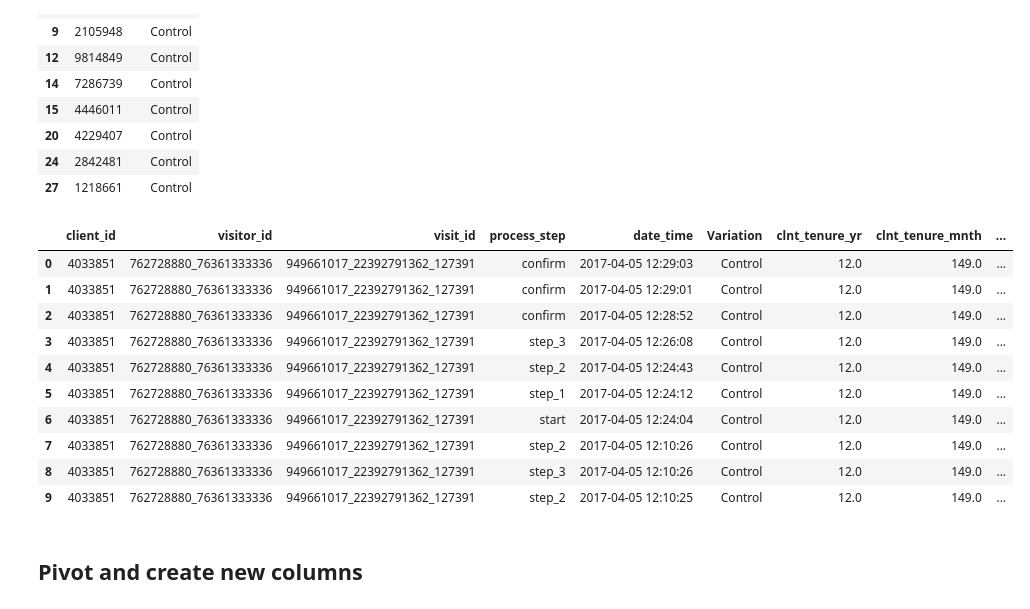
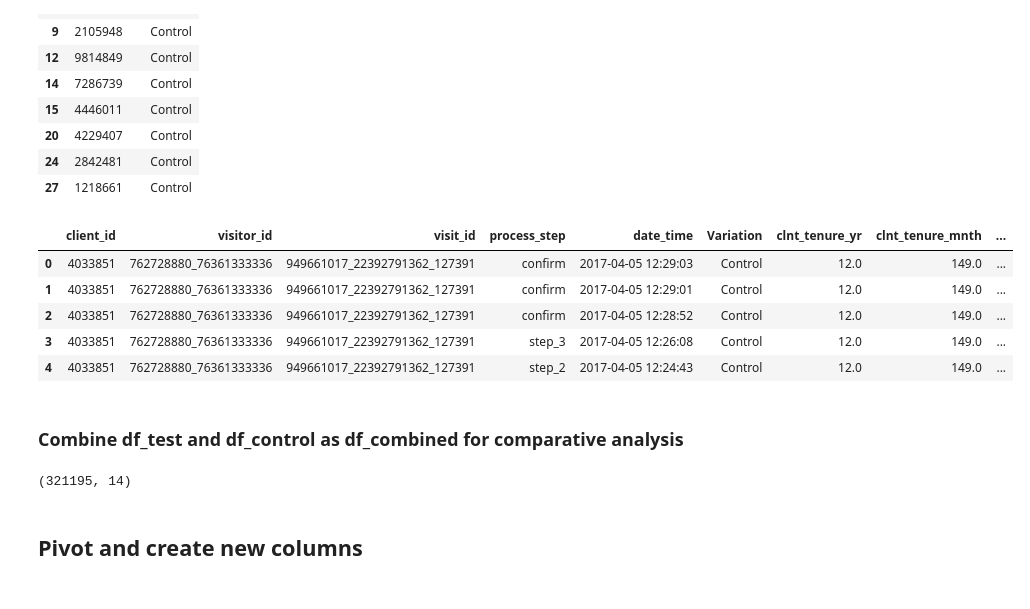
Before and after one commit to DaniCoco31/project_2, a Jupyter notebook: notebooks/organize_Reetu.ipynb, the cells around one changed output. Cells and saved outputs as stored; diff of their text form; code cells hidden in the pictures.

```diff
--- a/notebooks/organize_Reetu.ipynb
+++ b/notebooks/organize_Reetu.ipynb
@@ -161,21 +152,23 @@ df_experiment_clients_Control.head(10)
 # %%
 df_experiment_clients_Control = df_experiment_clients[df_experiment_clients['Variation'] == 'Control']
 final_df_Control = pd.merge(df_experiment_clients_Control, df_clients_profile, on='client_id', how='inner')
 final_df_Control = pd.merge(df_web_data, final_df_Control, on='client_id', how='inner')
 df_control = final_df_Control
 
 #change the data type to datetime
 df_control['date_time'] = pd.to_datetime(df_control['date_time'])
-df_control.head(10)
+df_control.head(5)
 # %% [output]
 |  | client_id | visitor_id | visit_id | process_step | date_time | Variation | clnt_tenure_yr | clnt_tenure_mnth | ... |
 | 0 | 4033851 | 762728880_76361333336 | 949661017_22392791362_127391 | confirm | 2017-04-05 12:29:03 | Control | 12.0 | 149.0 | ... |
 | 1 | 4033851 | 762728880_76361333336 | 949661017_22392791362_127391 | confirm | 2017-04-05 12:29:01 | Control | 12.0 | 149.0 | ... |
 | 2 | 4033851 | 762728880_76361333336 | 949661017_22392791362_127391 | confirm | 2017-04-05 12:28:52 | Control | 12.0 | 149.0 | ... |
 | 3 | 4033851 | 762728880_76361333336 | 949661017_22392791362_127391 | step_3 | 2017-04-05 12:26:08 | Control | 12.0 | 149.0 | ... |
 | 4 | 4033851 | 762728880_76361333336 | 949661017_22392791362_127391 | step_2 | 2017-04-05 12:24:43 | Control | 12.0 | 149.0 | ... |
-| 5 | 4033851 | 762728880_76361333336 | 949661017_22392791362_127391 | step_1 | 2017-04-05 12:24:12 | Control | 12.0 | 149.0 | ... |
-| 6 | 4033851 | 762728880_76361333336 | 949661017_22392791362_127391 | start | 2017-04-05 12:24:04 | Control | 12.0 | 149.0 | ... |
-| 7 | 4033851 | 762728880_76361333336 | 949661017_22392791362_127391 | step_2 | 2017-04-05 12:10:26 | Control | 12.0 | 149.0 | ... |
-| 8 | 4033851 | 762728880_76361333336 | 949661017_22392791362_127391 | step_3 | 2017-04-05 12:10:26 | Control | 12.0 | 149.0 | ... |
-| 9 | 4033851 | 762728880_76361333336 | 949661017_22392791362_127391 | step_2 | 2017-04-05 12:10:25 | Control | 12.0 | 149.0 | ... |
+# %% [markdown]
+### Combine df_test and df_control as df_combined for comparative analysis
+# %%
+df_combined = pd.concat([df_test, df_control]).reset_index(drop=True)
+df_combined.shape
+# %% [output]
+(321195, 14)
```
Also changed, not shown: parts of 121 cells of this notebook, 1 other file.
